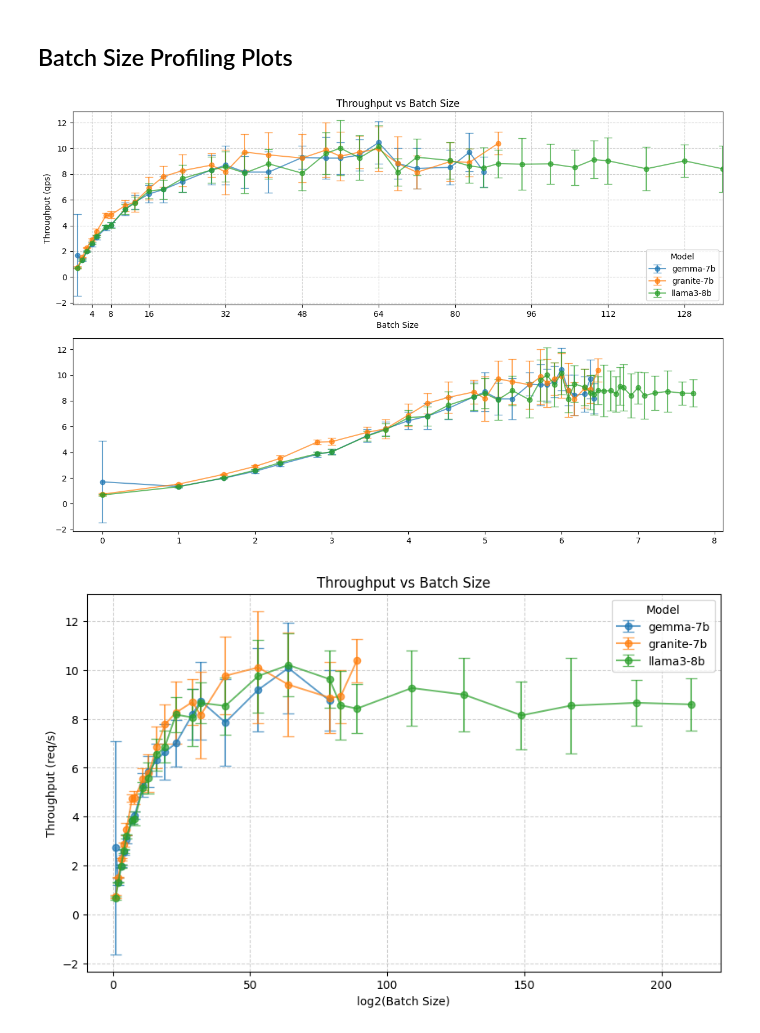
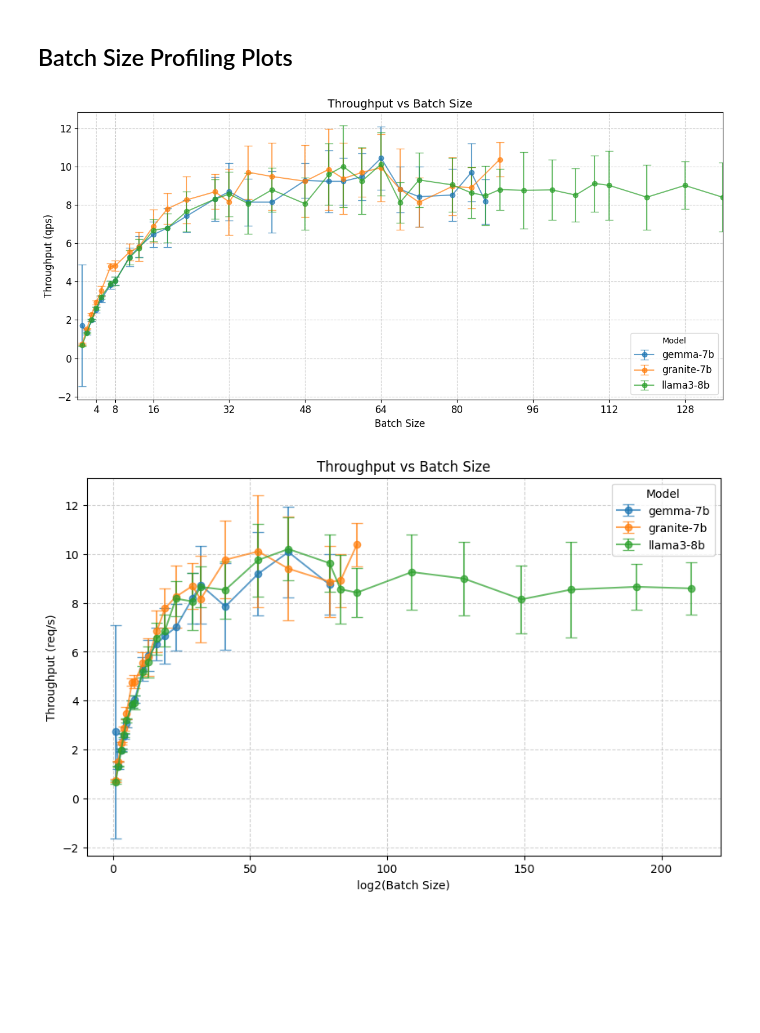
Before and after one commit to Antonio-MI/sincere, a Jupyter notebook: process_results.ipynb, the cells around one changed output. Drawn from its saved outputs; the diff is of its cells as text; code cells hidden in the pictures; blank space fills up the shorter version.

Commit message:
readme figures and experiments

```diff
--- a/process_results.ipynb
+++ b/process_results.ipynb
@@ -107,36 +107,29 @@ Name: 72, dtype: object
 # %% [markdown]
 ## Batch Size Profiling Plots
 # %%
-fig, ax = plt.subplots(figsize = (12,8), nrows=2, ncols=1)
+fig, ax = plt.subplots(figsize = (12,6), nrows=1, ncols=1)
 
 grouped = grouped_df.groupby('model')
 
 # Plot for each model
 for model, group in grouped:
-    ax[0].errorbar(group['batch_size'], group['throughput (qps)'], yerr=group['throughput_std'],
-                 label=model, fmt='-o', capsize=5, alpha = 0.7)
-
-for model, group in grouped:
-    ax[1].errorbar(np.log2(group['batch_size']), group['throughput (qps)'], yerr=group['throughput_std'],
+    ax.errorbar(group['batch_size'], group['throughput (qps)'], yerr=group['throughput_std'],
                  label=model, fmt='-o', capsize=5, alpha = 0.7)
 
 # Set plot labels and title
-ax[0].set_xlabel('Batch Size')
-ax[0].set_ylabel('Throughput (qps)')
-ax[0].set_title('Throughput vs Batch Size')
-ax[0].legend(title='Model', loc="lower right")
-ax[0].grid(linestyle = "--", alpha = 0.6)
-ax[0].set_xlim(0,136)
-ax[0].set_xticks(list(set([2**i for i in range(2,8)] + [16*i for i in range(3,8)])))
-# ax[1].set_xlabel('log2(Batch Size)')
-# ax[1].set_ylabel('Throughput (qps)')
-# ax[1].set_title('Throughput vs Batch Size')
-# ax[1].legend(title='Model', loc="lower right")
-# ax[1].grid(linestyle = "--", alpha = 0.6)
+ax.set_xlabel('Batch Size', fontsize = 12)
+ax.set_ylabel('Throughput (qps)', fontsize = 12)
+ax.set_title('Throughput vs Batch Size', fontsize = 14)
+ax.legend(title='Model', loc="lower right", fontsize = 12)
+ax.grid(linestyle = "--", alpha = 0.6)
+ax.set_xlim(0,136)
+ax.set_xticks(list(set([2**i for i in range(2,8)] + [16*i for i in range(3,8)])))
+ax.tick_params(axis='both', which='major', labelsize=12)
 
 fig.tight_layout()
+fig.savefig('readme_media/throughput_vs_batch_size.png', dpi=300)
 # %% [output]
-[figure, old version]
+[figure, new version]
 # %%
 plt.figure(figsize=(10, 6))
 
```
Also changed, not shown: parts of 1 cell of this notebook, 5 other files.
